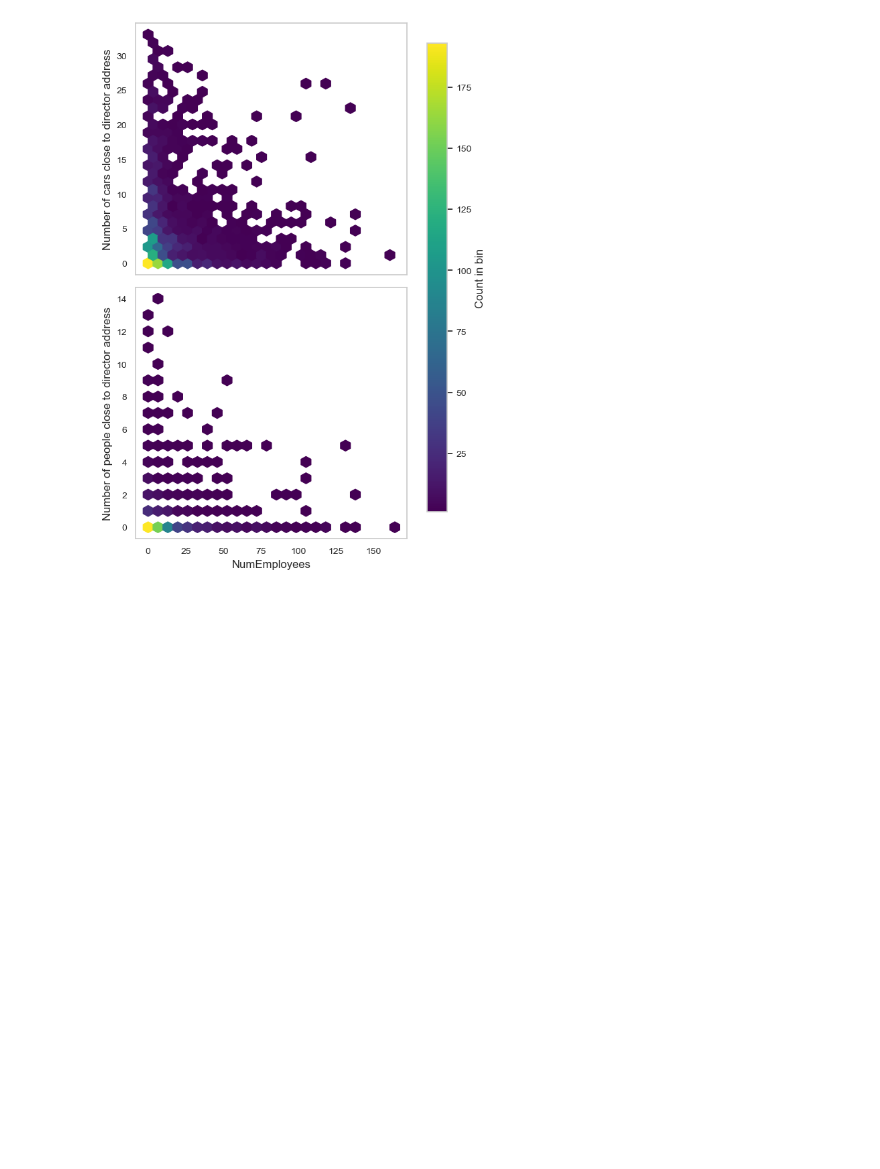
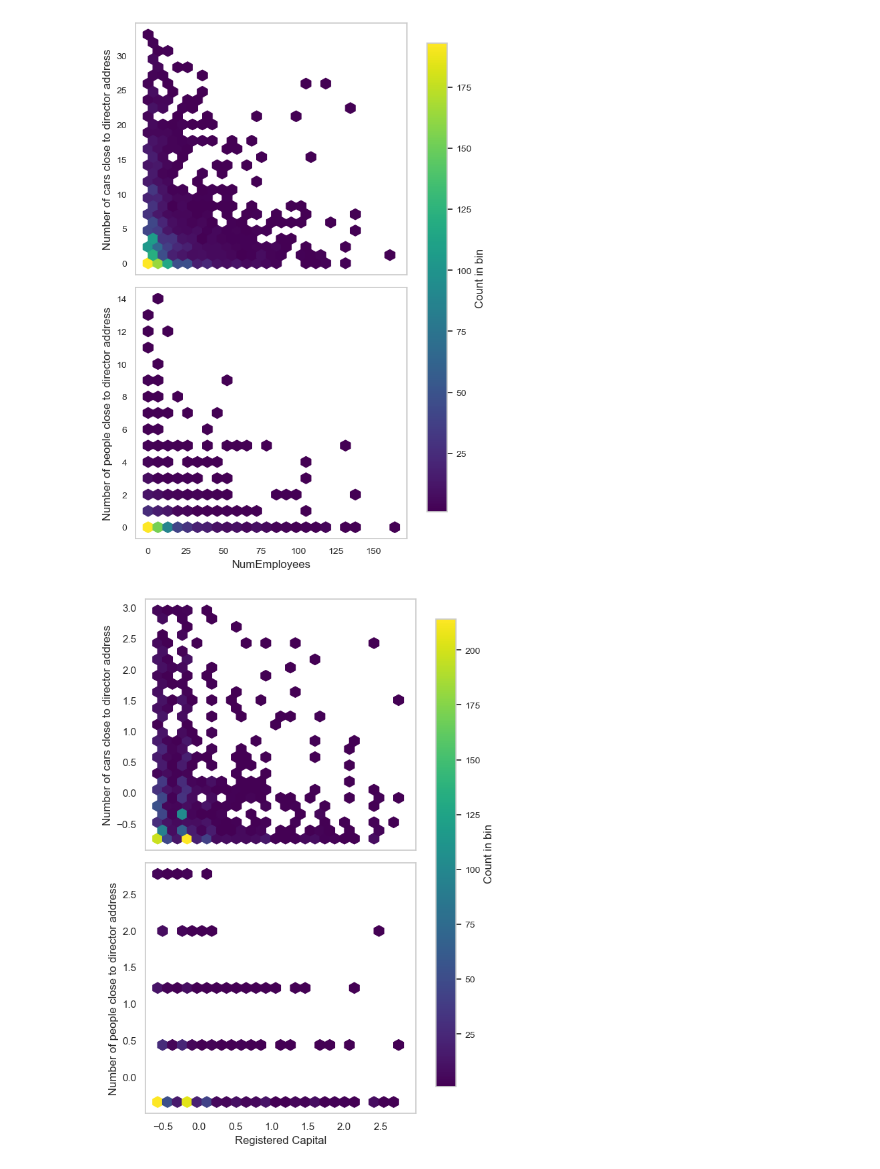
Before and after one commit to ivaroli/DataInTheWild, a Jupyter notebook: Analysis/simon.ipynb, the cells around one changed output. Cells and saved outputs as stored; diff of their text form; code cells hidden in the pictures; blank space fills up the shorter version.

```diff
--- a/Analysis/simon.ipynb
+++ b/Analysis/simon.ipynb
@@ -141,3 +141,46 @@ Number of companies with employees > 200: 4
 1596    318
 Name: NumEmployees, dtype: int64
 [figure]
+# %%
+# Create dataframe from df where NumEmployees, RegisteredCapital, NumCars, and NumPeople have been z-score normalized
+df_norm = df.copy()
+df_norm["NumEmployees"] = (df["NumEmployees"] - df["NumEmployees"].mean()) / df["NumEmployees"].std()
+df_norm["RegisteredCapital"] = (df["RegisteredCapital"] - df["RegisteredCapital"].mean()) / df["RegisteredCapital"].std()
+df_norm["NumCars"] = (df["NumCars"] - df["NumCars"].mean()) / df["NumCars"].std()
+df_norm["NumPeople"] = (df["NumPeople"] - df["NumPeople"].mean()) / df["NumPeople"].std()
+
+# Remove outliers from df_norm (abs(z-score) > 3)
+df_norm = df_norm[(np.abs(df_norm.NumEmployees) < 3) & (np.abs(df_norm.RegisteredCapital) < 3) & (np.abs(df_norm.NumCars) < 3) & (np.abs(df_norm.NumPeople) < 3)]
+# %%
+# Set style
+sns.set(style="whitegrid")
+
+# Create a figure with two subplots vertically
+fig, (ax1, ax2) = plt.subplots(2, 1, figsize=(6, 10))  # Adjusted figsize
+
+# Hexbin plot for Registered Capital vs Number of Cars
+hb1 = ax1.hexbin(x=df_norm["RegisteredCapital"], y=df_norm["NumCars"], gridsize=25, cmap='viridis', mincnt=1)
+# same as above, but using the dark_palette as cmap
+
+ax1.set_ylabel('Number of cars close to director address', fontsize=12)
+ax1.set_xticklabels([])
+ax1.grid(False)
+
+# Hexbin plot for Registered Capital vs Number of People
+hb2 = ax2.hexbin(x=df_norm["RegisteredCapital"], y=df_norm["NumPeople"], gridsize=25, cmap='viridis', mincnt=1)
+ax2.set_xlabel('Registered Capital', fontsize=12)
+ax2.set_ylabel('Number of people close to director address', fontsize=12)
+ax2.grid(False)
+
+# Adjust layout for colorbar space and reduce spacing between plots
+plt.subplots_adjust(right=0.8, hspace=0.05)  # Adjust hspace as needed
+
+# Add a color bar
+cbar_ax = fig.add_axes([0.85, 0.15, 0.05, 0.7])  # Adjust these values as needed for layout
+fig.colorbar(hb1, cax=cbar_ax, label='Count in bin')
+cbar_ax.tick_params(labelsize=10)
+
+# Show the plot
+plt.show()
+# %% [output]
+[figure, added]
```
